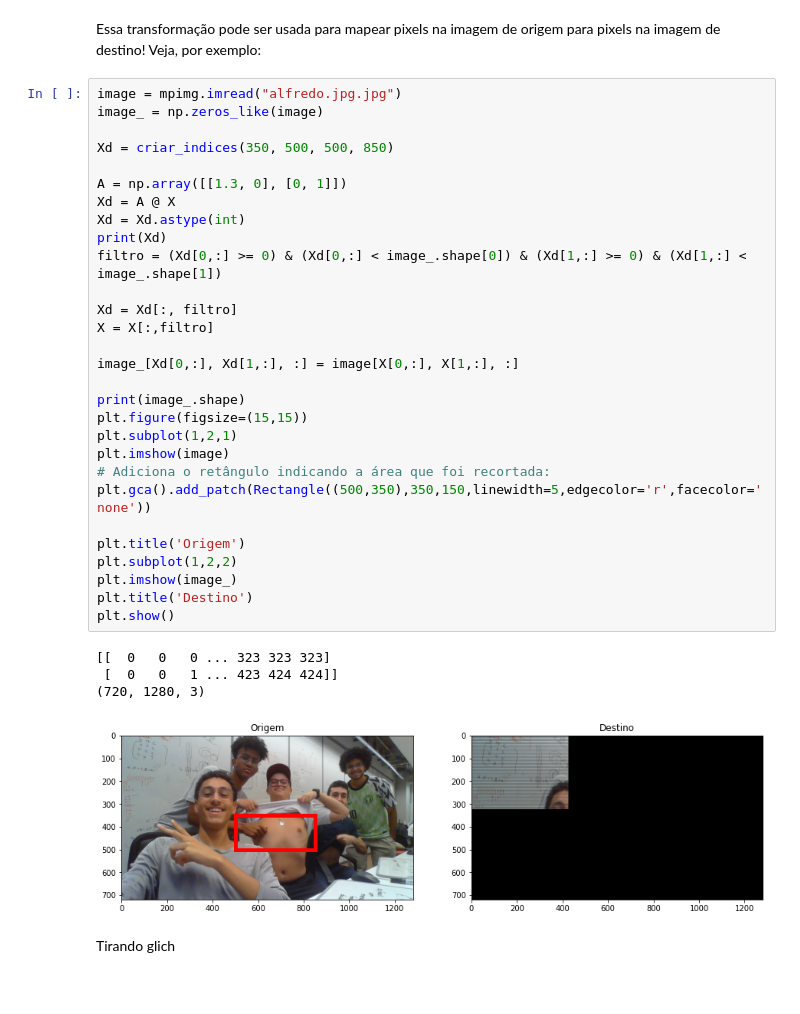
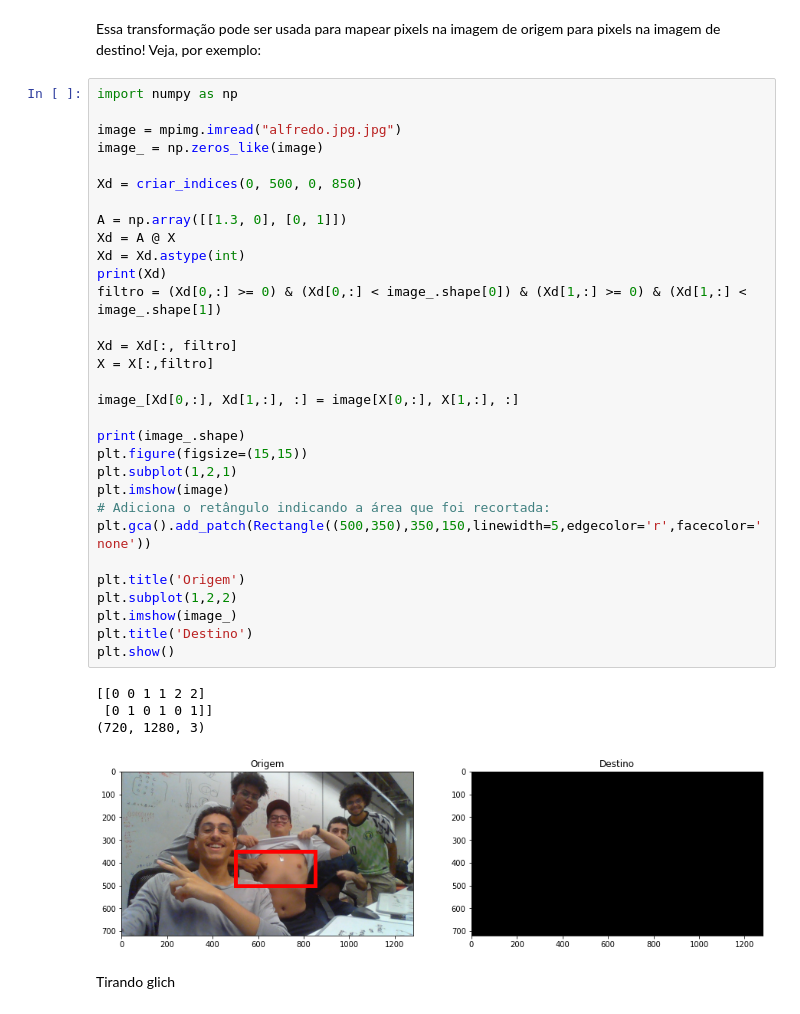
Before and after one commit to C0D8/alglin-alunos, a Jupyter notebook: 03-geometria_analitica.ipynb, the cells around one changed output. Cells and saved outputs as stored; diff of their text form.

```diff
--- a/03-geometria_analitica.ipynb
+++ b/03-geometria_analitica.ipynb
@@ -851,39 +851,41 @@ plt.show()
 # %% [markdown]
 Essa transformação pode ser usada para mapear pixels na imagem de origem para pixels na imagem de destino! Veja, por exemplo:
 # %%
+import numpy as np
+
 image = mpimg.imread("alfredo.jpg.jpg")
 image_ = np.zeros_like(image)
 
-Xd = criar_indices(350, 500, 500, 850)
+Xd = criar_indices(0, 500, 0, 850)
 
 A = np.array([[1.3, 0], [0, 1]])
 Xd = A @ X
 Xd = Xd.astype(int)
 print(Xd)
 filtro = (Xd[0,:] >= 0) & (Xd[0,:] < image_.shape[0]) & (Xd[1,:] >= 0) & (Xd[1,:] < image_.shape[1])
 
 Xd = Xd[:, filtro]
 X = X[:,filtro]
 
 image_[Xd[0,:], Xd[1,:], :] = image[X[0,:], X[1,:], :]
 
 print(image_.shape)
 plt.figure(figsize=(15,15))
 plt.subplot(1,2,1)
 plt.imshow(image)
 # Adiciona o retângulo indicando a área que foi recortada:
 plt.gca().add_patch(Rectangle((500,350),350,150,linewidth=5,edgecolor='r',facecolor='none'))
 
 plt.title('Origem')
 plt.subplot(1,2,2)
 plt.imshow(image_)
 plt.title('Destino')
 plt.show()
 # %% [output]
-[[  0   0   0 ... 323 323 323]
- [  0   0   1 ... 423 424 424]]
+[[0 0 1 1 2 2]
+ [0 1 0 1 0 1]]
 (720, 1280, 3)
-[figure, old version]
+[figure, new version]
 # %% [markdown]
 Tirando glich
 # %%
```
Also changed, not shown: parts of 3 cells of this notebook, 2 other files.
